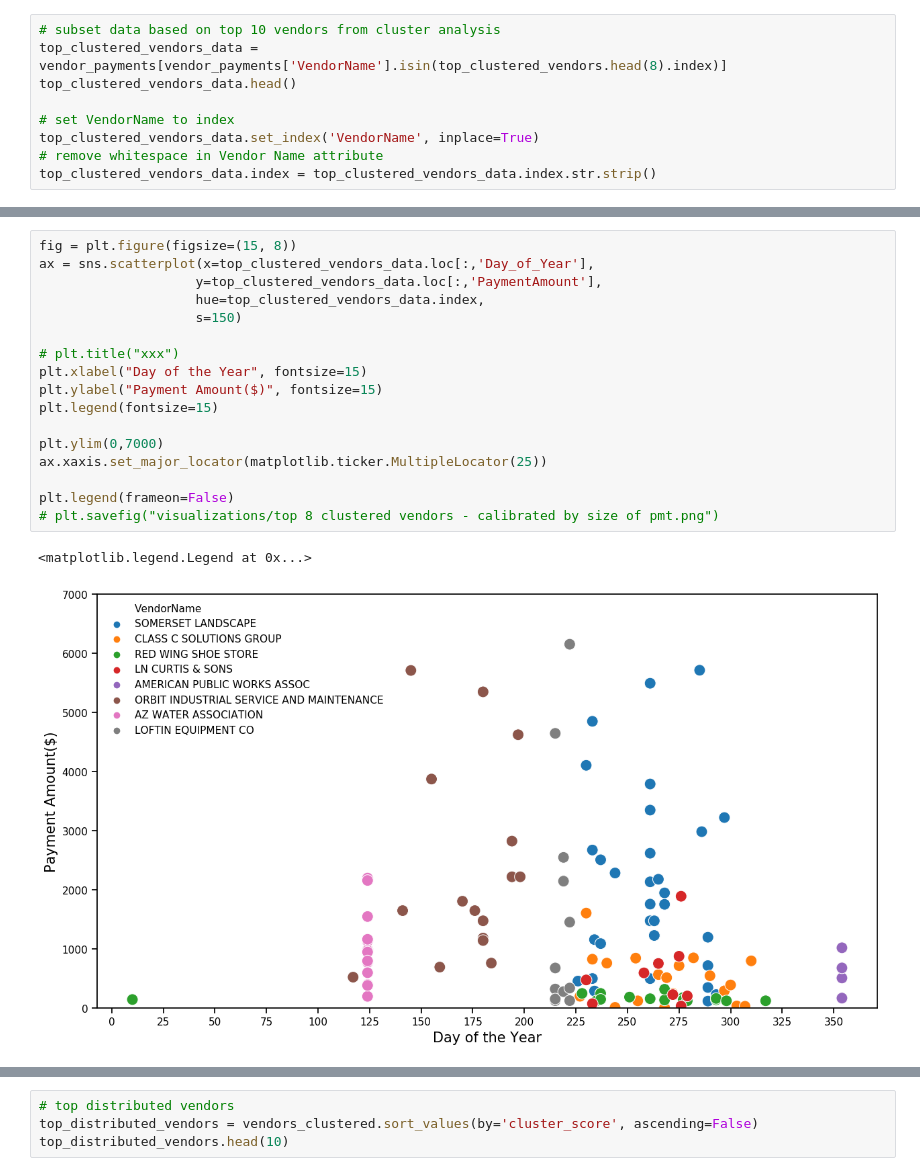
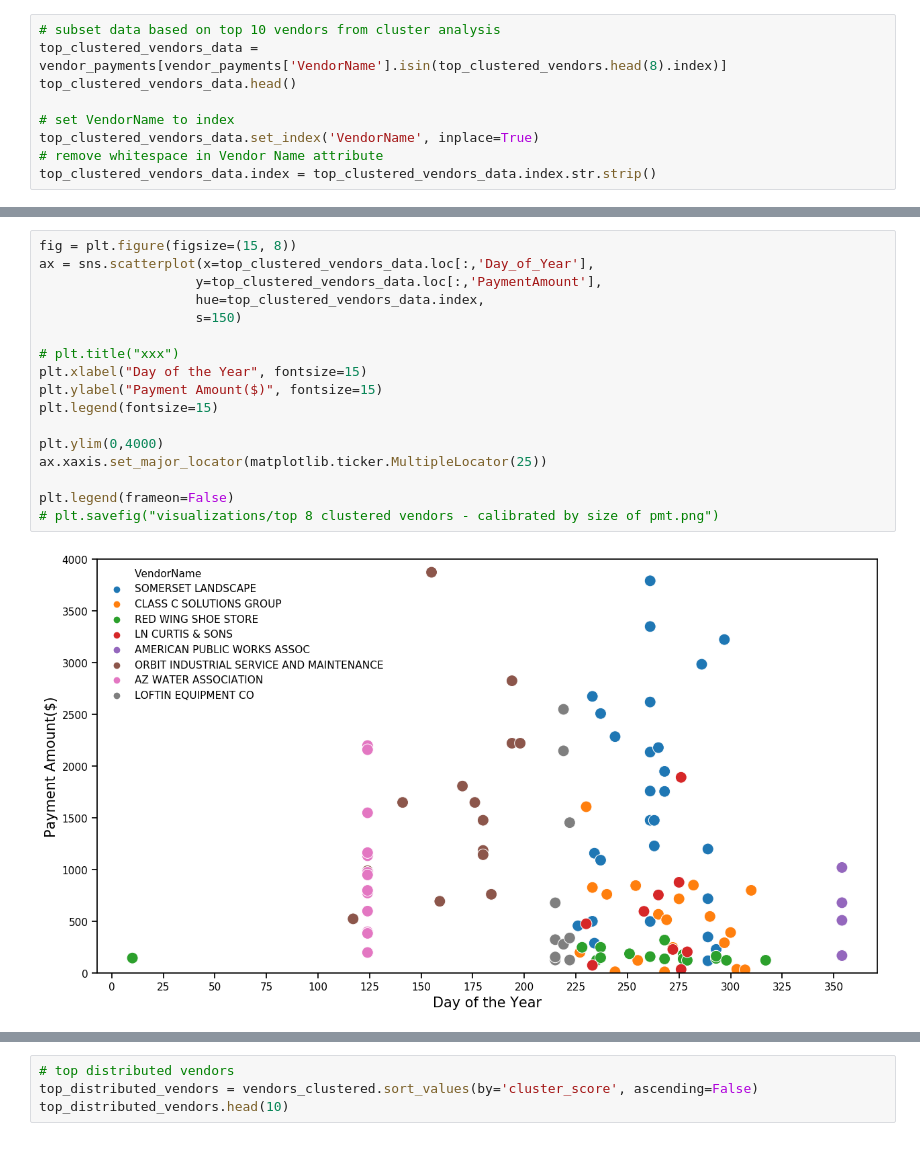
Before and after one commit to mrkjhsn/Vendor-Payments-City-of-Scottsdale, a Jupyter notebook: vendor_payment_clustering_analysis.ipynb, the cells around one changed output, grey strips where cells are left out. Drawn from its saved outputs; the diff is of its cells as text.

```diff
--- a/vendor_payment_clustering_analysis.ipynb
+++ b/vendor_payment_clustering_analysis.ipynb
@@ -171,20 +171,19 @@ top_clustered_vendors_data.head()
 # %%
 fig = plt.figure(figsize=(15, 8))
 ax = sns.scatterplot(x=top_clustered_vendors_data.loc[:,'Day_of_Year'],
                     y=top_clustered_vendors_data.loc[:,'PaymentAmount'],
                     hue=top_clustered_vendors_data.index,
                     s=150)
 
 # plt.title("xxx")
 plt.xlabel("Day of the Year", fontsize=15)
 plt.ylabel("Payment Amount($)", fontsize=15)
 plt.legend(fontsize=15)
 
-plt.ylim(0,7000)
+plt.ylim(0,4000)
 ax.xaxis.set_major_locator(matplotlib.ticker.MultipleLocator(25))
 
 plt.legend(frameon=False)
 # plt.savefig("visualizations/top 8 clustered vendors - calibrated by size of pmt.png")
 # %% [output]
-<matplotlib.legend.Legend at 0x...>
-[figure, old version]
+[figure, new version]
```
Also changed, not shown: parts of 8 cells of this notebook.
